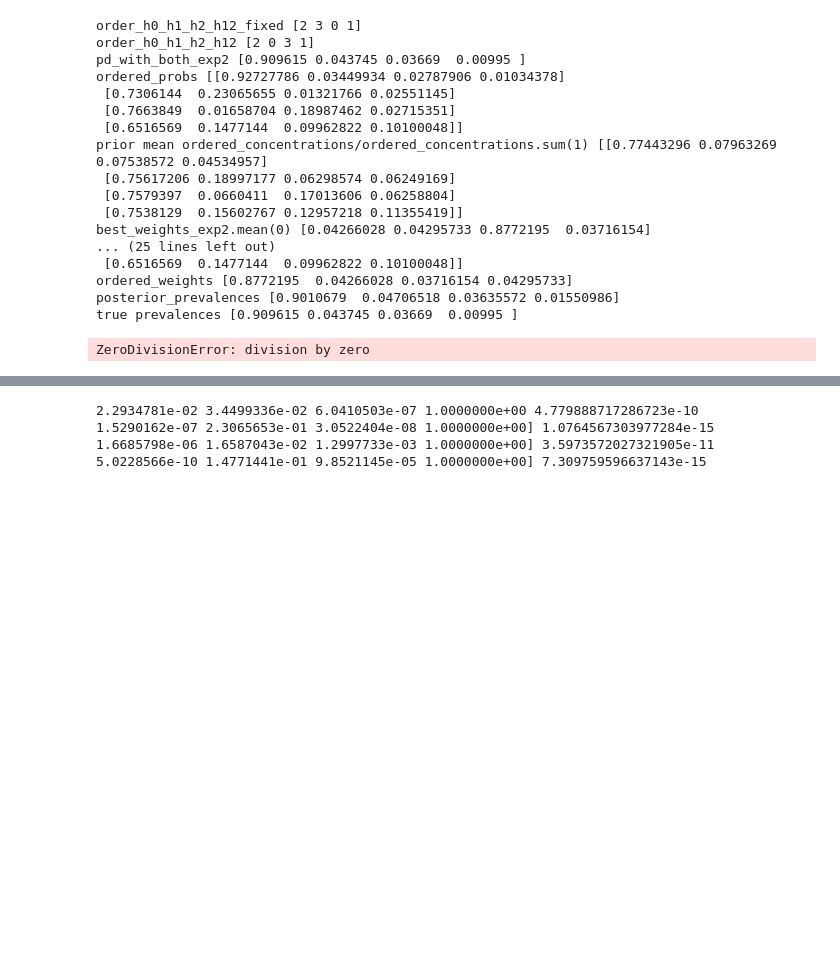
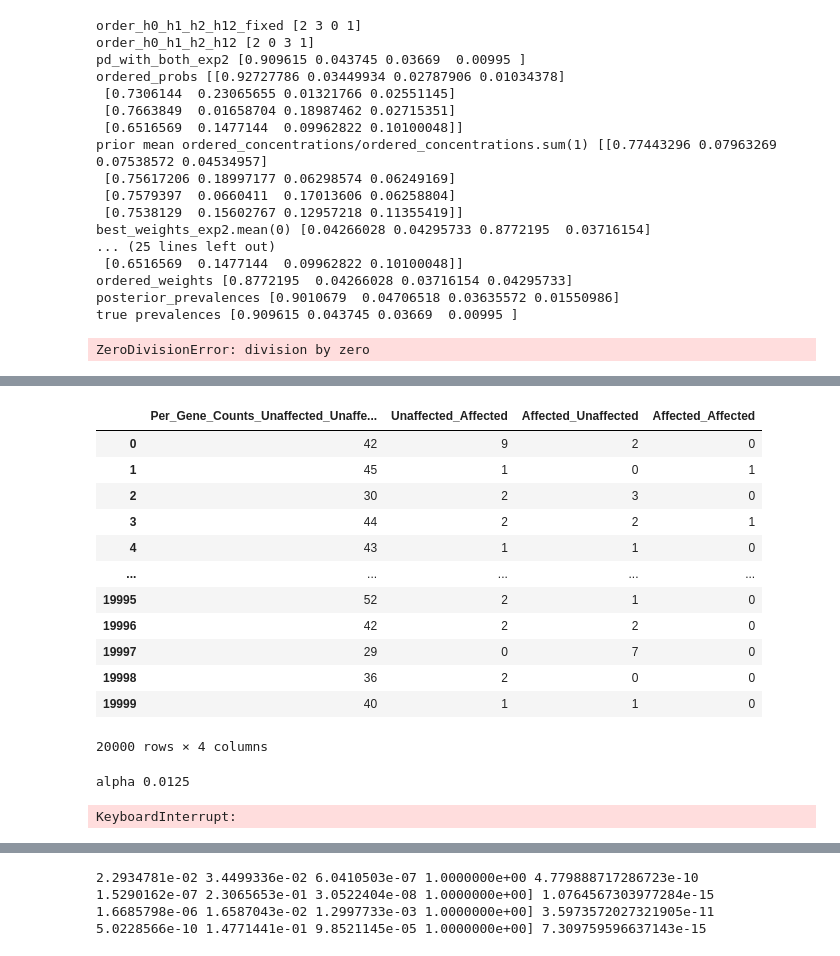
Before and after one commit to akotlar/multivariate-tada, a Jupyter notebook: project/sim6.ipynb, the cells around one changed output, grey strips where cells are left out. Saved outputs shown, nothing was run; the diff lists cells and outputs as text; code cells hidden in the pictures; blank space fills up the shorter version.

```diff
--- a/project/sim6.ipynb
+++ b/project/sim6.ipynb
@@ -2353,0 +2239,44 @@ rho estimate -1.2072006198923907e-10
+# %%
+import pandas as pd
+import numpy as np
+
+df_exp4a = pd.read_csv('sim/simulations/pd1_0.02_pd2_0.02_af_1e-4_pi1_0.1_pi2_0.1_pi12_0.1_h2_1_0.8_h2_2_0.8_rho_0.8/results.csv')
+
+display(df_exp4a)
+
+# Our best performing model; fits like a champ even challening simulations
+random_key, _random_key = random.split(random_key)
+
+res_exp4a = run_until_enough(random_key=_random_key, target_number_of_chains=1, run_params={
+    "data": df_exp4a.to_numpy(),
+    "max_K": 4,
+})
+best_chain_exp4a, statistics_exp4a = select_best_chain(res_exp4a)
+display(statistics_exp4a)
+
+#best_weights, best_probs, best_betas, best_dirichlet_concentrations = ordered_statistics([best_chain])
+best_weights_exp4a, best_probs_exp4a, best_betas_exp4a, best_dirichlet_concentrations_exp4a = get_parameters(best_chain_exp4a)
+
+pds_exp4a = np.array([0.037575,0.038375,0.00902])
+pd_with_both_exp4a = np.array([1 - pds_exp4a.sum(), *pds_exp4a])
+n_samples_exp4a = 200_000
+var1_4a, var2_4a, cov_4a, rho_4a = get_rho_bivariate(probs = best_probs_exp4a, weights = best_weights_exp4a,
+                                         observations = df_exp4a.to_numpy(),
+                                         prevalences = pd_with_both_exp4a,
+                                         n_samples = n_samples_exp4a)
+# %% [output]
+|  | Per_Gene_Counts_Unaffected_Unaffe... | Unaffected_Affected | Affected_Unaffected | Affected_Affected |
+| 0 | 42 | 9 | 2 | 0 |
+| 1 | 45 | 1 | 0 | 1 |
+| 2 | 30 | 2 | 3 | 0 |
+| 3 | 44 | 2 | 2 | 1 |
+| 4 | 43 | 1 | 1 | 0 |
+| ... | ... | ... | ... | ... |
+| 19995 | 52 | 2 | 1 | 0 |
+| 19996 | 42 | 2 | 2 | 0 |
+| 19997 | 29 | 0 | 7 | 0 |
+| 19998 | 36 | 2 | 0 | 0 |
+| 19999 | 40 | 1 | 1 | 0 |
+20000 rows × 4 columns
+alpha 0.0125
+KeyboardInterrupt:
```
Also changed, not shown: parts of 29 cells of this notebook, 2 other files.
